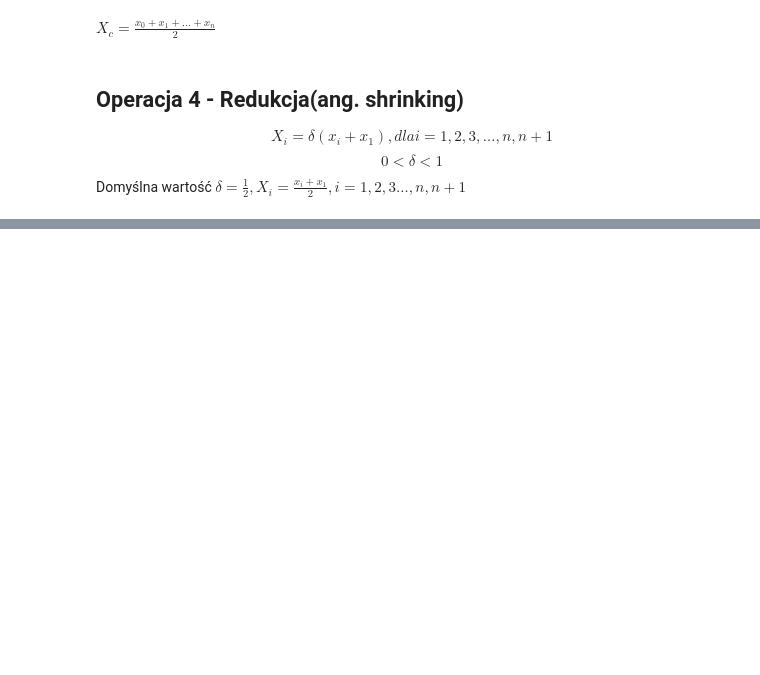
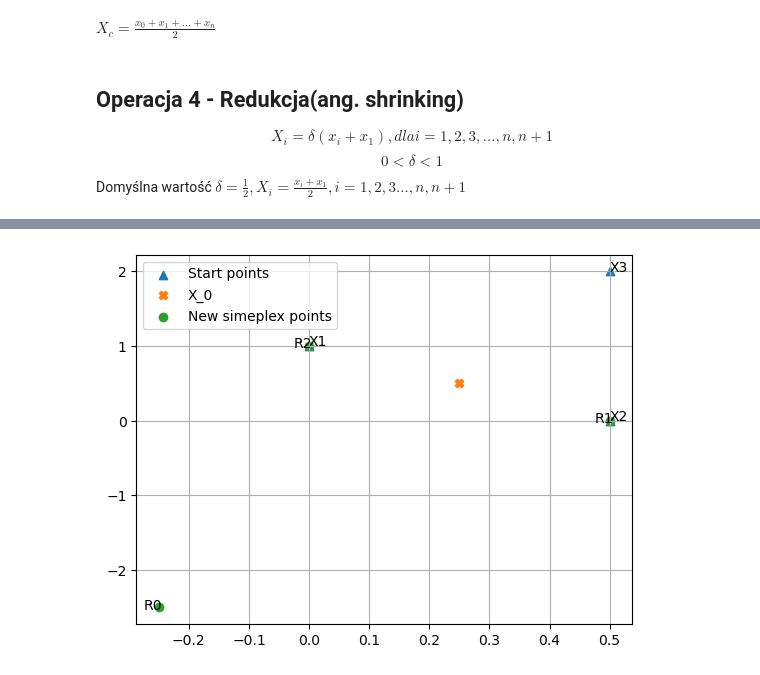
Before and after one commit to PatrykLisik/master-degree, a Jupyter notebook: semestr_2/metody_optymalizacyjne/Metoda pełzającego simpleksu Neldera-Meada.ipynb, the cells around one changed output, grey strips where cells are left out. Drawn from its saved outputs; the diff is of its cells as text; code cells hidden in the pictures; blank space fills up the shorter version.

```diff
--- a/semestr_2/metody_optymalizacyjne/Metoda pełzającego simpleksu Neldera-Meada.ipynb
+++ b/semestr_2/metody_optymalizacyjne/Metoda pełzającego simpleksu Neldera-Meada.ipynb
@@ -54,0 +204,6 @@ Domyślna wartość $\delta = \frac{1}{2}, X_i = \frac{x_i+x_1}{2}, i=1,2,3 \dot
+# %%
+new_simplex = simplex.expansion()
+
+plot_2_simplexes(simplex, new_simplex)
+# %% [output]
+[figure, added]
```
Also changed, not shown: parts of 17 cells of this notebook, 1 other file.
